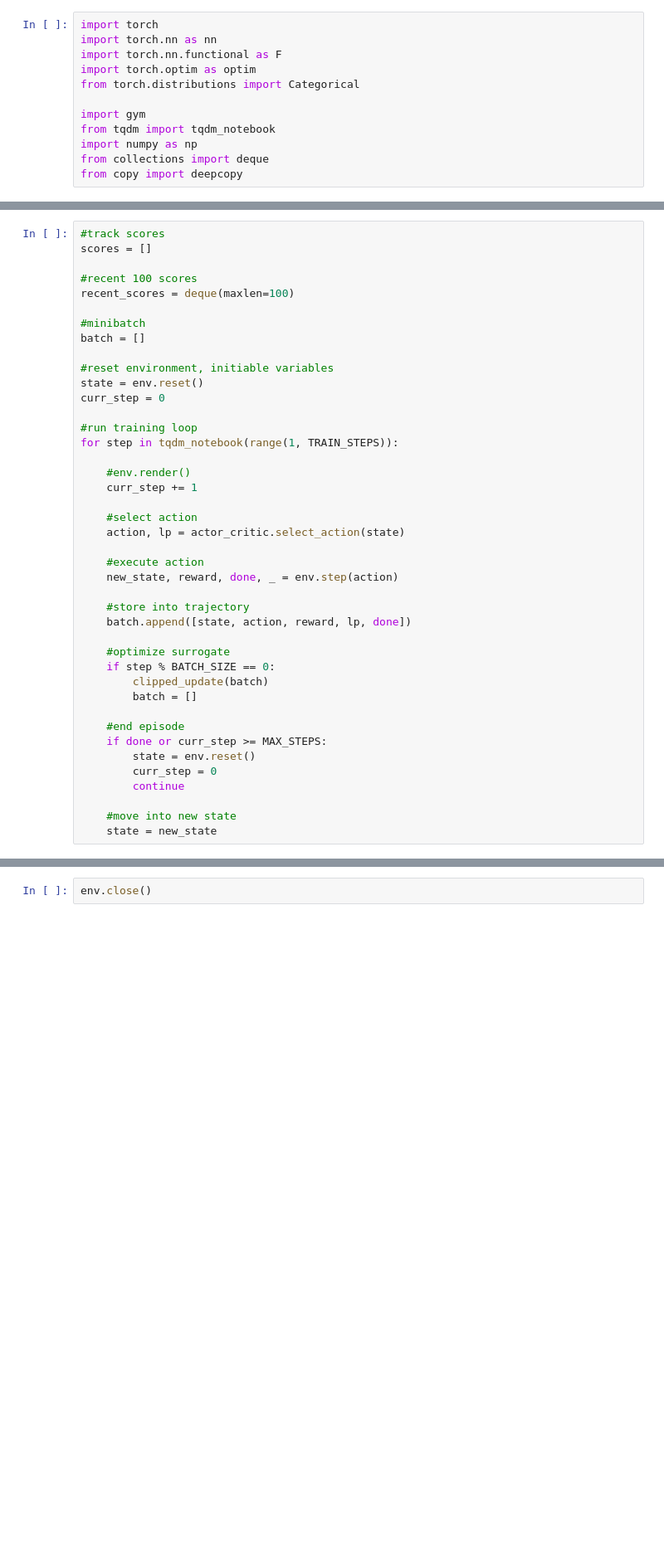
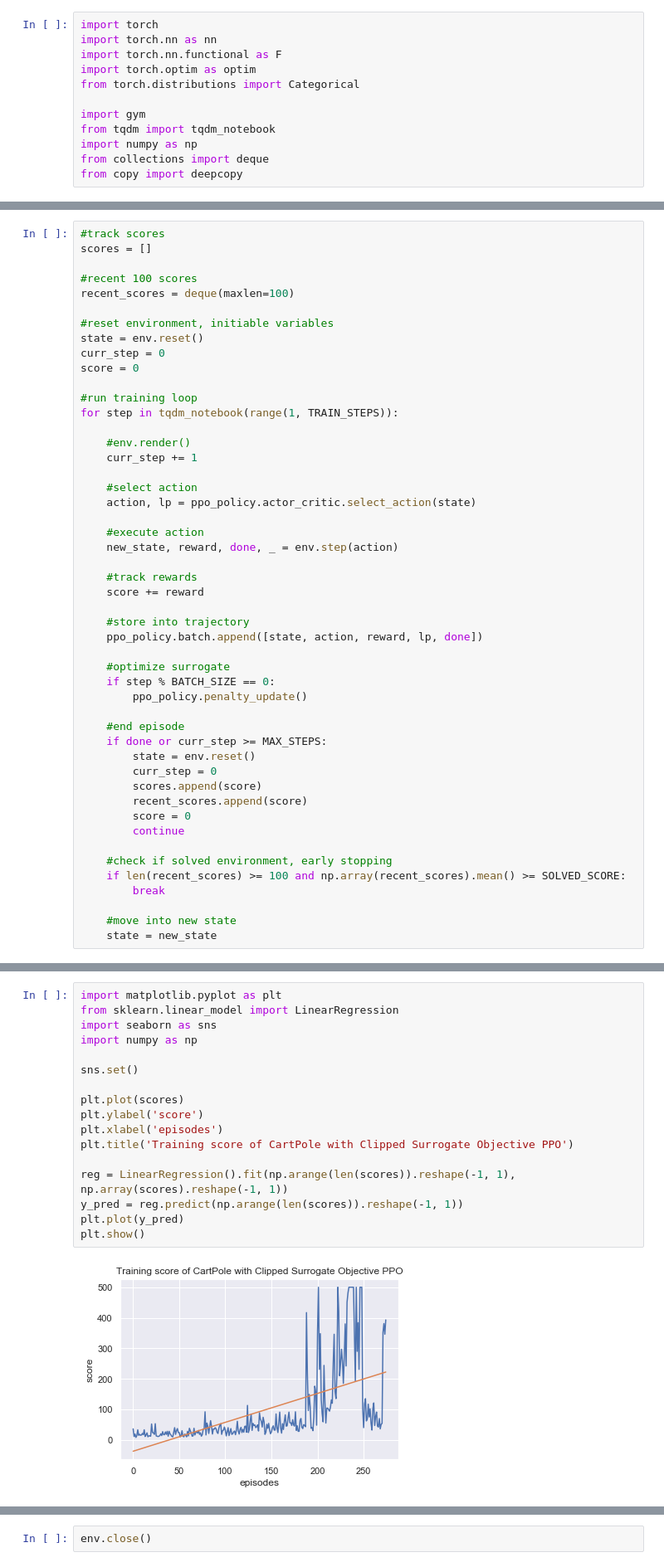
Before and after one commit to chengxi600/RLStuff, a Jupyter notebook: Policy Optimization Algorithms/PPO_Discrete.ipynb, the cells around one changed output, grey strips where cells are left out. Shown at 83% size. Cells and saved outputs as stored; diff of their text form; blank space fills up the shorter version.

```diff
--- a/Policy Optimization Algorithms/PPO_Discrete.ipynb
+++ b/Policy Optimization Algorithms/PPO_Discrete.ipynb
@@ -201,12 +299,10 @@ scores = []
 #recent 100 scores
 recent_scores = deque(maxlen=100)
 
-#minibatch
-batch = []
-
 #reset environment, initiable variables
 state = env.reset()
 curr_step = 0
+score = 0
 
 #run training loop
 for step in tqdm_notebook(range(1, TRAIN_STEPS)):
@@ -215,24 +311,33 @@ for step in tqdm_notebook(range(1, TRAIN_STEPS)):
     curr_step += 1
 
     #select action
-    action, lp = actor_critic.select_action(state)
+    action, lp = ppo_policy.actor_critic.select_action(state)
 
     #execute action
     new_state, reward, done, _ = env.step(action)
 
+    #track rewards
+    score += reward
+
     #store into trajectory
-    batch.append([state, action, reward, lp, done])
+    ppo_policy.batch.append([state, action, reward, lp, done])
 
     #optimize surrogate
     if step % BATCH_SIZE == 0:
-        clipped_update(batch)
-        batch = []
+        ppo_policy.penalty_update()
 
     #end episode
     if done or curr_step >= MAX_STEPS:
         state = env.reset()
         curr_step = 0
+        scores.append(score)
+        recent_scores.append(score)
+        score = 0
         continue
+
+    #check if solved environment, early stopping
+    if len(recent_scores) >= 100 and np.array(recent_scores).mean() >= SOLVED_SCORE:
+        break
 
     #move into new state
     state = new_state
@@ -242 +346,20 @@ KeyboardInterrupt:
+# %%
+import matplotlib.pyplot as plt
+from sklearn.linear_model import LinearRegression
+import seaborn as sns
+import numpy as np
+
+sns.set()
+
+plt.plot(scores)
+plt.ylabel('score')
+plt.xlabel('episodes')
+plt.title('Training score of CartPole with Clipped Surrogate Objective PPO')
+
+reg = LinearRegression().fit(np.arange(len(scores)).reshape(-1, 1), np.array(scores).reshape(-1, 1))
+y_pred = reg.predict(np.arange(len(scores)).reshape(-1, 1))
+plt.plot(y_pred)
+plt.show()
+# %% [output]
+[figure, added]
 # %%
```
Also changed, not shown: parts of 9 cells of this notebook.
